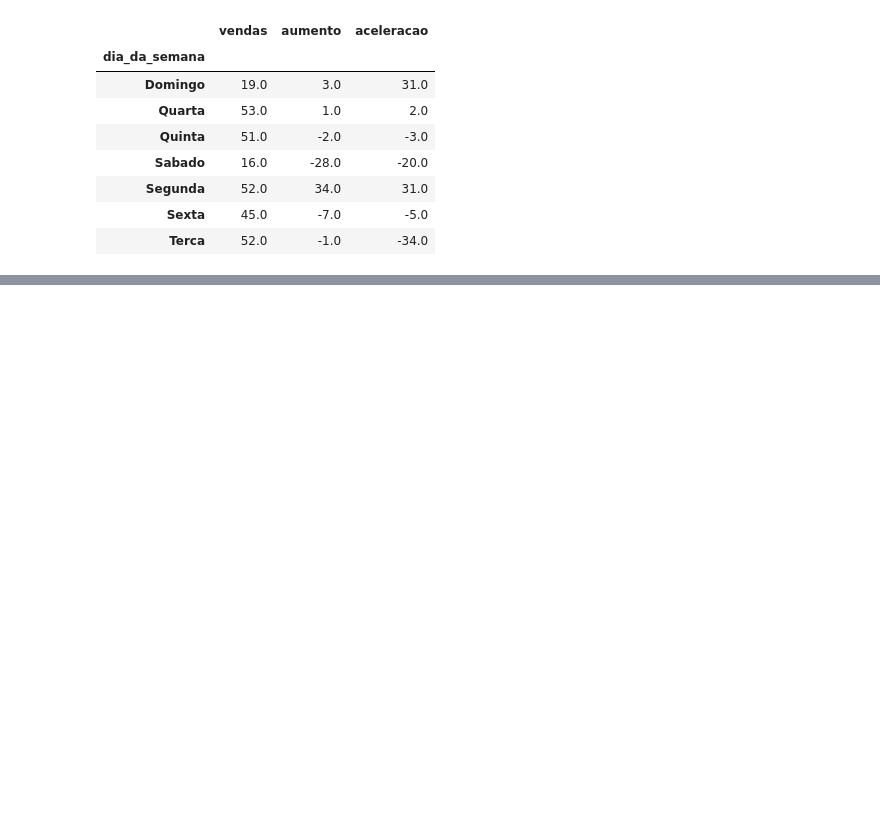
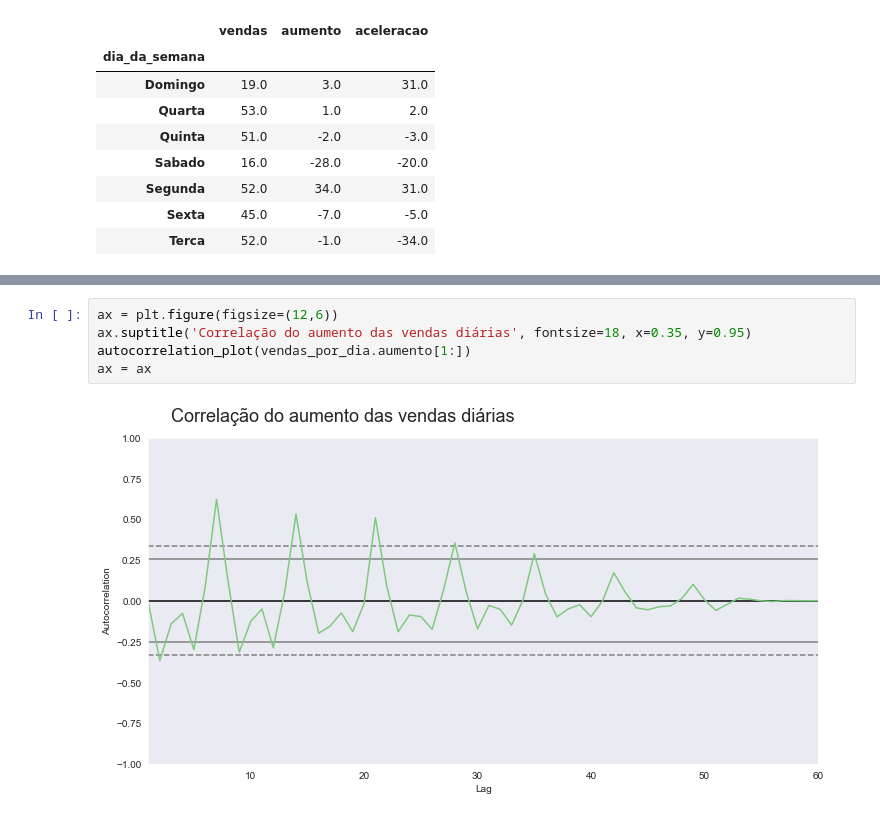
Before and after one commit to dieinimymaganha/time_series, a Jupyter notebook: Time Series.ipynb, the cells around one changed output, grey strips where cells are left out. Cells and saved outputs as stored; diff of their text form; blank space fills up the shorter version.

```diff
--- a/Time Series.ipynb
+++ b/Time Series.ipynb
@@ -364,0 +374,7 @@ vendas_agrupadas.head(7)
+# %%
+ax = plt.figure(figsize=(12,6))
+ax.suptitle('Correlação do aumento das vendas diárias', fontsize=18, x=0.35, y=0.95)
+autocorrelation_plot(vendas_por_dia.aumento[1:])
+ax = ax
+# %% [output]
+[figure, added]
```
Also changed, not shown: parts of 3 cells of this notebook.
